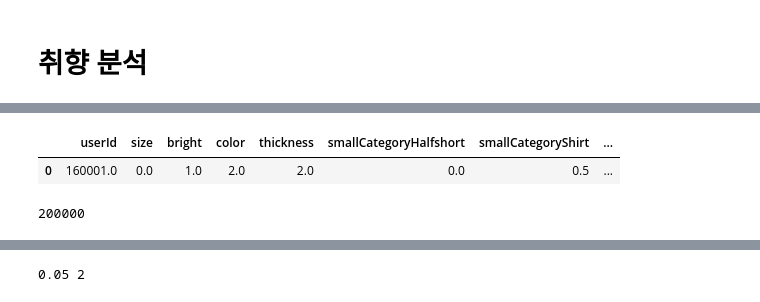
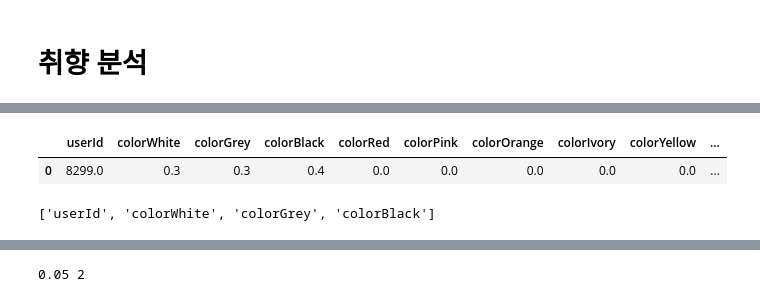
Before and after one commit to yoonjung1205/SSAFit, a Jupyter notebook: data/DataCrawling/정재호/LightFM Color Recommend.ipynb, the cells around one changed output, grey strips where cells are left out. Saved outputs shown, nothing was run; the diff lists cells and outputs as text; code cells hidden in the pictures.

```diff
--- a/data/DataCrawling/정재호/LightFM Color Recommend.ipynb
+++ b/data/DataCrawling/정재호/LightFM Color Recommend.ipynb
@@ -3,2 +13,9 @@
+# %%
+pd.set_option('display.max_columns', None)
+# %%
+color_cloth_column = ['newClothId', 'colorWhite', 'colorGrey', 'colorBlack', 'colorRed', 'colorPink', 'colorOrange', 'colorIvory', 'colorYellow',
+        'colorGreen', 'colorBlue', 'colorPurple', 'colorBrown', 'colorBeige', 'colorJean', 'colorPattern', 'colorOthers']
+color_user_column = ['userId', 'colorWhite', 'colorGrey', 'colorBlack', 'colorRed', 'colorPink', 'colorOrange', 'colorIvory', 'colorYellow',
+       'colorGreen', 'colorBlue', 'colorPurple', 'colorBrown', 'colorBeige', 'colorJean', 'colorPattern', 'colorOthers']
 # %%
 transaction = pd.read_json('./transaction_top.json')
@@ -22,0 +25,3 @@ cloth_meta = pd.read_json('./final_top.json')
+# %%
+transaction = transaction[transaction.shopCnt > 1]
+transaction.shape
@@ -80,3 +40,2 @@ user_meta = pd.read_json('./user_top.json')
 # %%
-user_meta = user_meta[favor_utop_column]
-user_meta
+user_meta = user_meta[color_user_column]
@@ -132,51 +61,44 @@ user_meta
 # %%
 new_user = pd.DataFrame(user_meta.loc[0]).transpose()
 new_user_idx = new_user.index
-new_user.loc[new_user_idx, ('userId')] = 160001
-new_user.loc[new_user_idx, ('size')] = 0
-new_user.loc[new_user_idx, ('bright')] = 1
-new_user.loc[new_user_idx, ('color')] = 2
-new_user.loc[new_user_idx, ('thickness')] = 2
-new_user.loc[new_user_idx, ('smallCategoryHalfshort')] = 0
-new_user.loc[new_user_idx, ('smallCategoryShirt')] = 0.5
-new_user.loc[new_user_idx, ('smallCategoryCollar')] = 0
-new_user.loc[new_user_idx, ('smallCategoryHoody')] = 0.3
-new_user.loc[new_user_idx, ('smallCategorySweatshirt')] = 0
-new_user.loc[new_user_idx, ('smallCategoryKnit')] = 0
-new_user.loc[new_user_idx, ('smallCategoryLong')] = 0.2
-new_user.loc[new_user_idx, ('smallCategoryShort')] = 0
-new_user.loc[new_user_idx, ('smallCategoryOthers')] = 0
-new_user.loc[new_user_idx, ('colorWhite')] = 0.4
-new_user.loc[new_user_idx, ('colorGrey')] = 0
+new_user.loc[new_user_idx, ('userId')] = 8299
+new_user.loc[new_user_idx, ('colorWhite')] = 0.3
+new_user.loc[new_user_idx, ('colorGrey')] = 0.3
 new_user.loc[new_user_idx, ('colorBlack')] = 0.4
 new_user.loc[new_user_idx, ('colorRed')] = 0
-new_user.loc[new_user_idx, ('colorPink')] = 0.2
+new_user.loc[new_user_idx, ('colorPink')] = 0
 new_user.loc[new_user_idx, ('colorOrange')] = 0
 new_user.loc[new_user_idx, ('colorIvory')] = 0
 new_user.loc[new_user_idx, ('colorYellow')] = 0
 new_user.loc[new_user_idx, ('colorGreen')] = 0
 new_user.loc[new_user_idx, ('colorBlue')] = 0
 new_user.loc[new_user_idx, ('colorPurple')] = 0
 new_user.loc[new_user_idx, ('colorBrown')] = 0
 new_user.loc[new_user_idx, ('colorBeige')] = 0
 new_user.loc[new_user_idx, ('colorJean')] = 0
 new_user.loc[new_user_idx, ('colorPattern')] = 0
 new_user.loc[new_user_idx, ('colorOthers')] = 0
-new_user = new_user[['userId', 'size', 'bright', 'color', 'thickness', 'smallCategoryHalfshort', 'smallCategoryShirt',
-       'smallCategoryCollar', 'smallCategoryHoody', 'smallCategorySweatshirt', 'smallCategoryKnit', 'smallCategoryLong', 'smallCategoryShort',
-       'smallCategoryOthers', 'colorWhite', 'colorGrey', 'colorBlack', 'colorRed', 'colorPink', 'colorOrange', 'colorIvory', 'colorYellow',
-       'colorGreen', 'colorBlue', 'colorPurple', 'colorBrown', 'colorBeige', 'colorJean', 'colorPattern', 'colorOthers']]
+new_user = new_user[['userId',  'colorWhite', 'colorGrey', 'colorBlack',
+       'colorRed', 'colorPink', 'colorOrange', 'colorIvory', 'colorYellow',
+       'colorGreen', 'colorBlue', 'colorPurple', 'colorBrown', 'colorBeige',
+       'colorJean', 'colorPattern', 'colorOthers']]
 new_user
 # %% [output]
-|  | userId | size | bright | color | thickness | smallCategoryHalfshort | smallCategoryShirt | ... |
-| 0 | 160001.0 | 0.0 | 1.0 | 2.0 | 2.0 | 0.0 | 0.5 | ... |
+|  | userId | colorWhite | colorGrey | colorBlack | colorRed | colorPink | colorOrange | colorIvory | colorYellow | ... |
+| 0 | 8299.0 | 0.3 | 0.3 | 0.4 | 0.0 | 0.0 | 0.0 | 0.0 | 0.0 | ... |
+# %%
+colum = list(new_user.columns)
+di = dict()
+for i in range(len(colum)):
+    di[colum[i]] = new_user[colum[i]][0]
+col_list = []
+for idx, key in enumerate(di):
+    if idx > 0 and di[key] > 0.2:
+        col_list.append(key)
+col_list.insert(0, 'userId')
+print(col_list)
+# %% [output]
+['userId', 'colorWhite', 'colorGrey', 'colorBlack']
 # %%
 from copy import deepcopy
 sub_user = deepcopy(user_meta)
-# %%
-import random
-unique_user_id = sorted(list(sub_user.userId.unique()))
-user_list = random.sample(unique_user_id, 200000)
-len(user_list)
-# %% [output]
-200000
```
Also changed, not shown: parts of 221 cells of this notebook, 31 other files.
